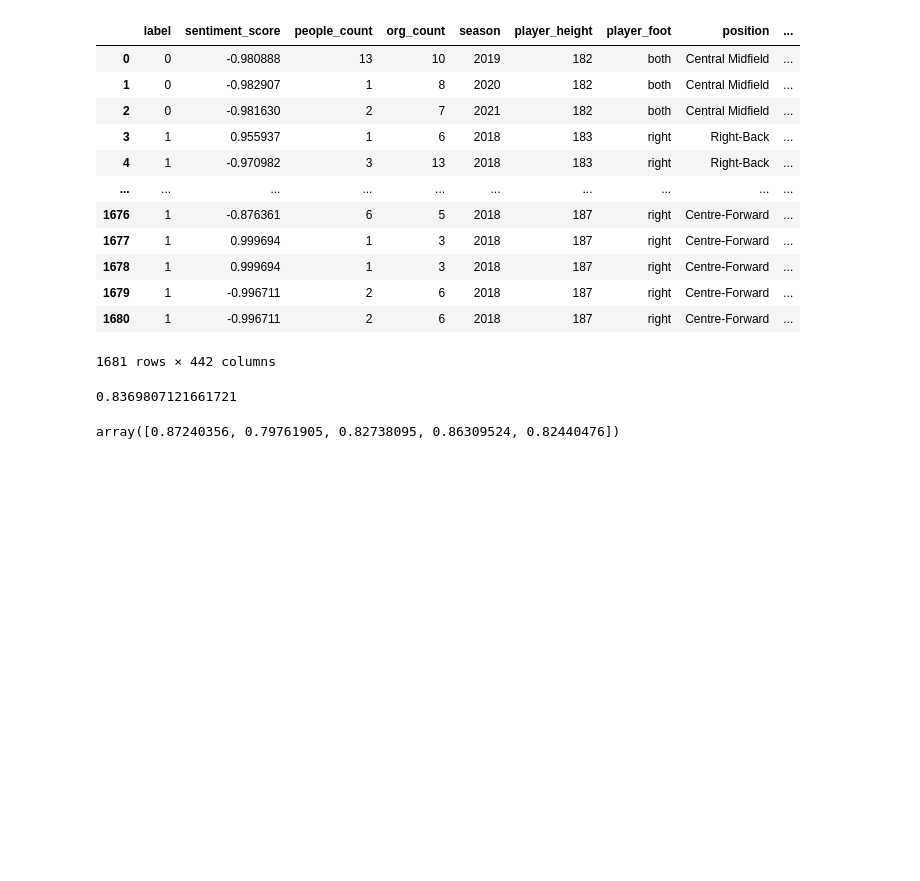
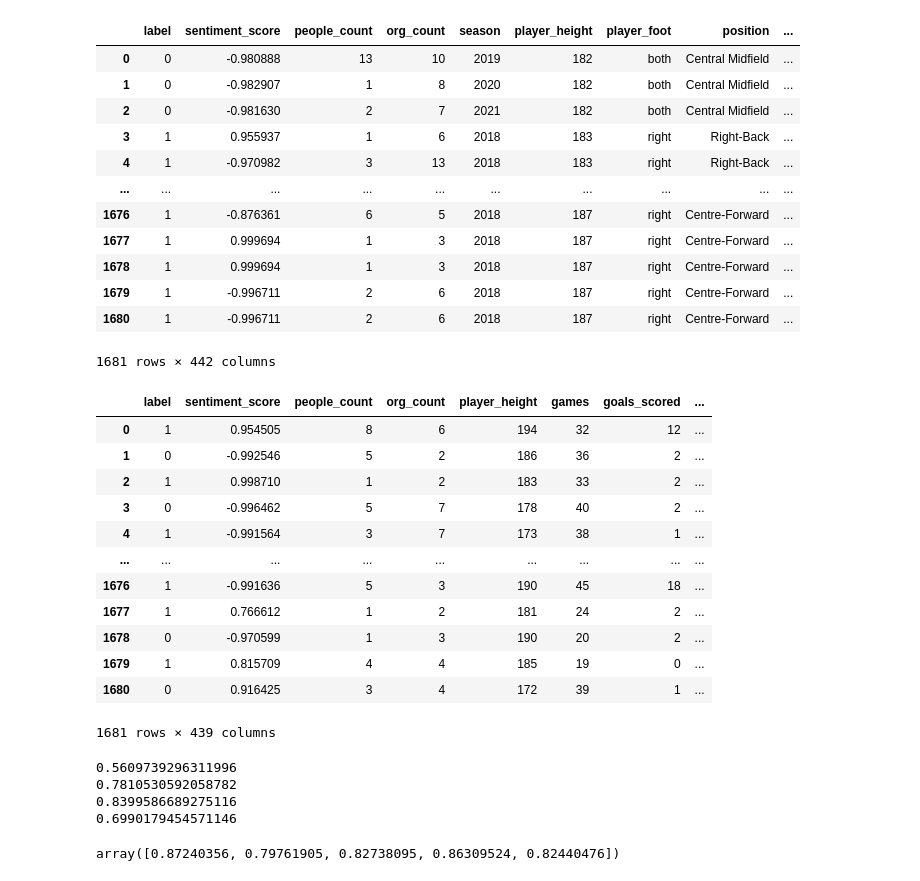
Before and after one commit to kenghweeng/sports-messiest-news, a Jupyter notebook: Untitled.ipynb, the cells around one changed output. Saved outputs shown, nothing was run; the diff lists cells and outputs as text; code cells hidden in the pictures; blank space fills up the shorter version.

```diff
--- a/Untitled.ipynb
+++ b/Untitled.ipynb
@@ -1182,6 +1183,22 @@ final_df = final_df.reset_index(drop=True)
 # %%
 final_df_X = final_df.drop("label", axis=1)
 final_df_y = final_df["label"]
+# %%
+final_df
+# %% [output]
+|  | label | sentiment_score | people_count | org_count | player_height | games | goals_scored | ... |
+| 0 | 1 | 0.954505 | 8 | 6 | 194 | 32 | 12 | ... |
+| 1 | 0 | -0.992546 | 5 | 2 | 186 | 36 | 2 | ... |
+| 2 | 1 | 0.998710 | 1 | 2 | 183 | 33 | 2 | ... |
+| 3 | 0 | -0.996462 | 5 | 7 | 178 | 40 | 2 | ... |
+| 4 | 1 | -0.991564 | 3 | 7 | 173 | 38 | 1 | ... |
+| ... | ... | ... | ... | ... | ... | ... | ... | ... |
+| 1676 | 1 | -0.991636 | 5 | 3 | 190 | 45 | 18 | ... |
+| 1677 | 1 | 0.766612 | 1 | 2 | 181 | 24 | 2 | ... |
+| 1678 | 0 | -0.970599 | 1 | 3 | 190 | 20 | 2 | ... |
+| 1679 | 1 | 0.815709 | 4 | 4 | 185 | 19 | 0 | ... |
+| 1680 | 0 | 0.916425 | 3 | 4 | 172 | 39 | 1 | ... |
+1681 rows × 439 columns
 # %%
 # check all types are normalised with set(final_df.dtypes.values)
 from sklearn.linear_model import LogisticRegression
@@ -1200,6 +1221,10 @@ rf_cv = cross_val_score(rf_clf, final_df_X, final_df_y, cv=skf)
 # %%
-# lr_cv.mean()
-# dt_cv.mean()
-rf_cv.mean()
+print(lr_cv.mean())
+print(dt_cv.mean())
+print(rf_cv.mean())
+print(mlp_cv.mean())
 # %% [output]
-0.8369807121661721
+0.5609739296311996
+0.7810530592058782
+0.8399586689275116
+0.6990179454571146
```
Also changed, not shown: parts of 4 cells of this notebook, 19 other files.
